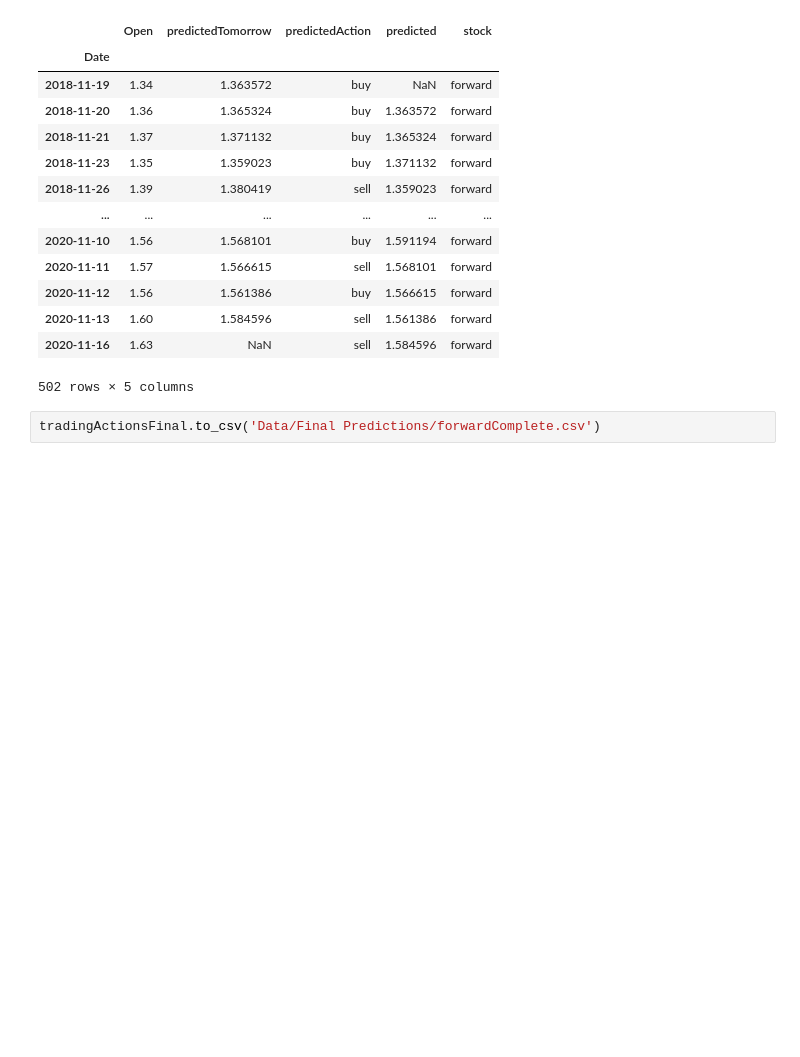
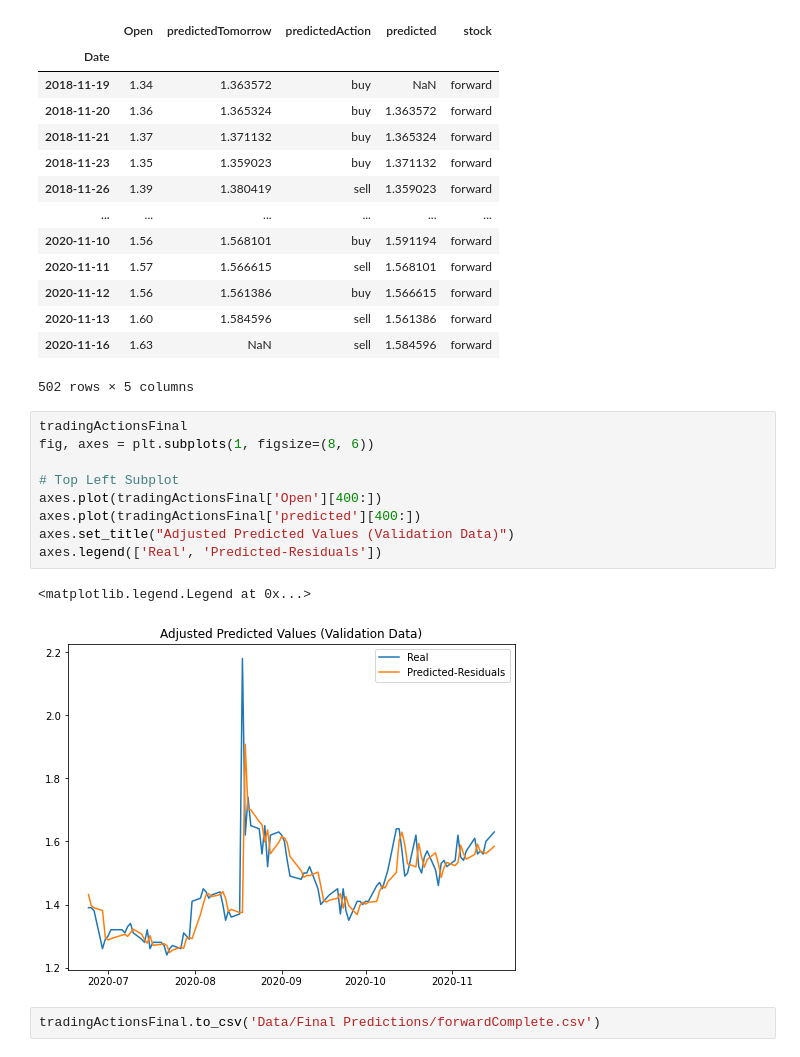
Before and after one commit to avickars/Deep-Learning-Stock-Trading-Model, a Jupyter notebook: neuralNetworkAnalysis.ipynb, the cells around one changed output. Cells and saved outputs as stored; diff of their text form; blank space fills up the shorter version.

```diff
--- a/neuralNetworkAnalysis.ipynb
+++ b/neuralNetworkAnalysis.ipynb
@@ -315,5 +315,17 @@ tradingActionsFinal
 | 2020-11-13 | 1.60 | 1.584596 | sell | 1.561386 | forward |
 | 2020-11-16 | 1.63 | NaN | sell | 1.584596 | forward |
 502 rows × 5 columns
+# %%
+tradingActionsFinal
+fig, axes = plt.subplots(1, figsize=(8, 6))
+
+# Top Left Subplot
+axes.plot(tradingActionsFinal['Open'][400:])
+axes.plot(tradingActionsFinal['predicted'][400:])
+axes.set_title("Adjusted Predicted Values (Validation Data)")
+axes.legend(['Real', 'Predicted-Residuals'])
+# %% [output]
+<matplotlib.legend.Legend at 0x...>
+[figure, added]
 # %%
 tradingActionsFinal.to_csv('Data/Final Predictions/forwardComplete.csv')
```
Also changed, not shown: parts of 1 cell of this notebook, 6 other files.
